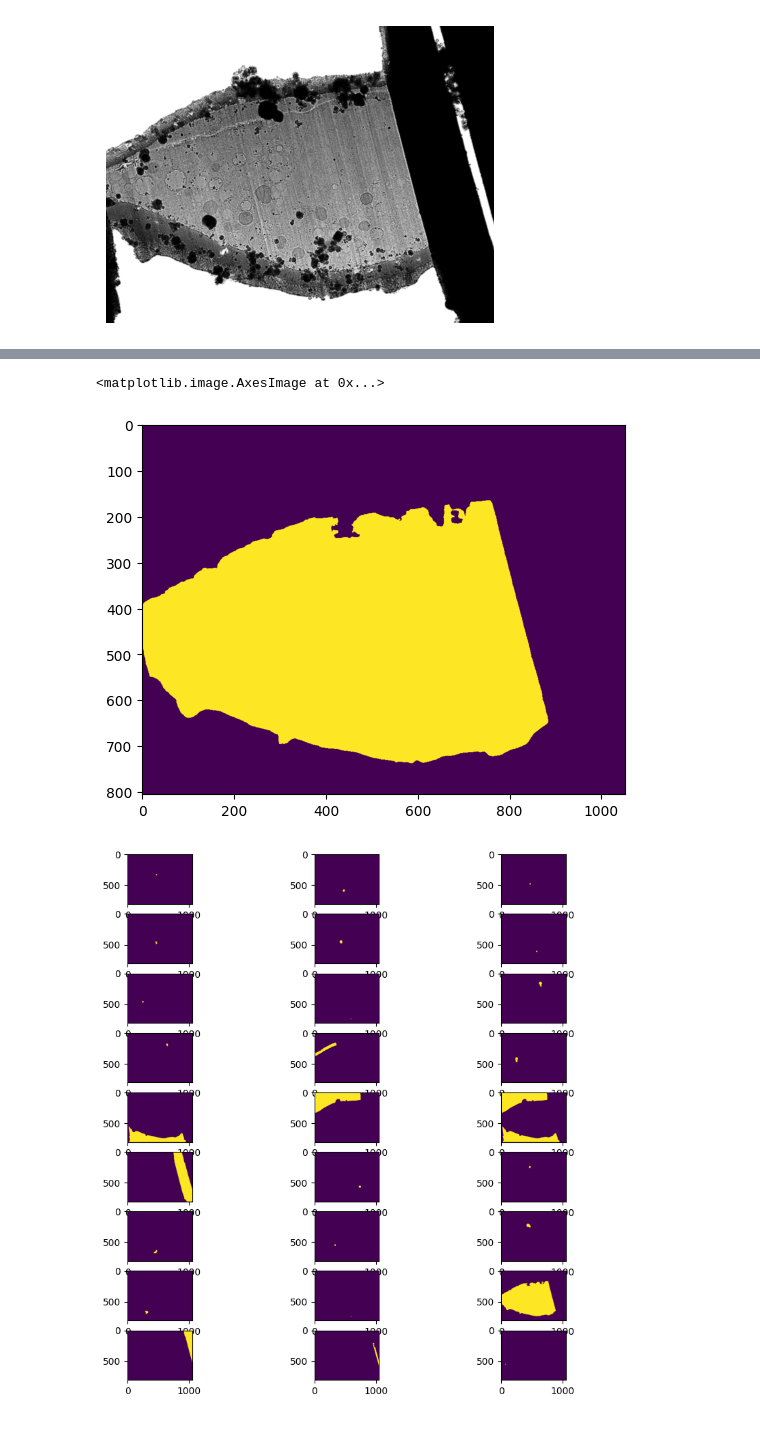
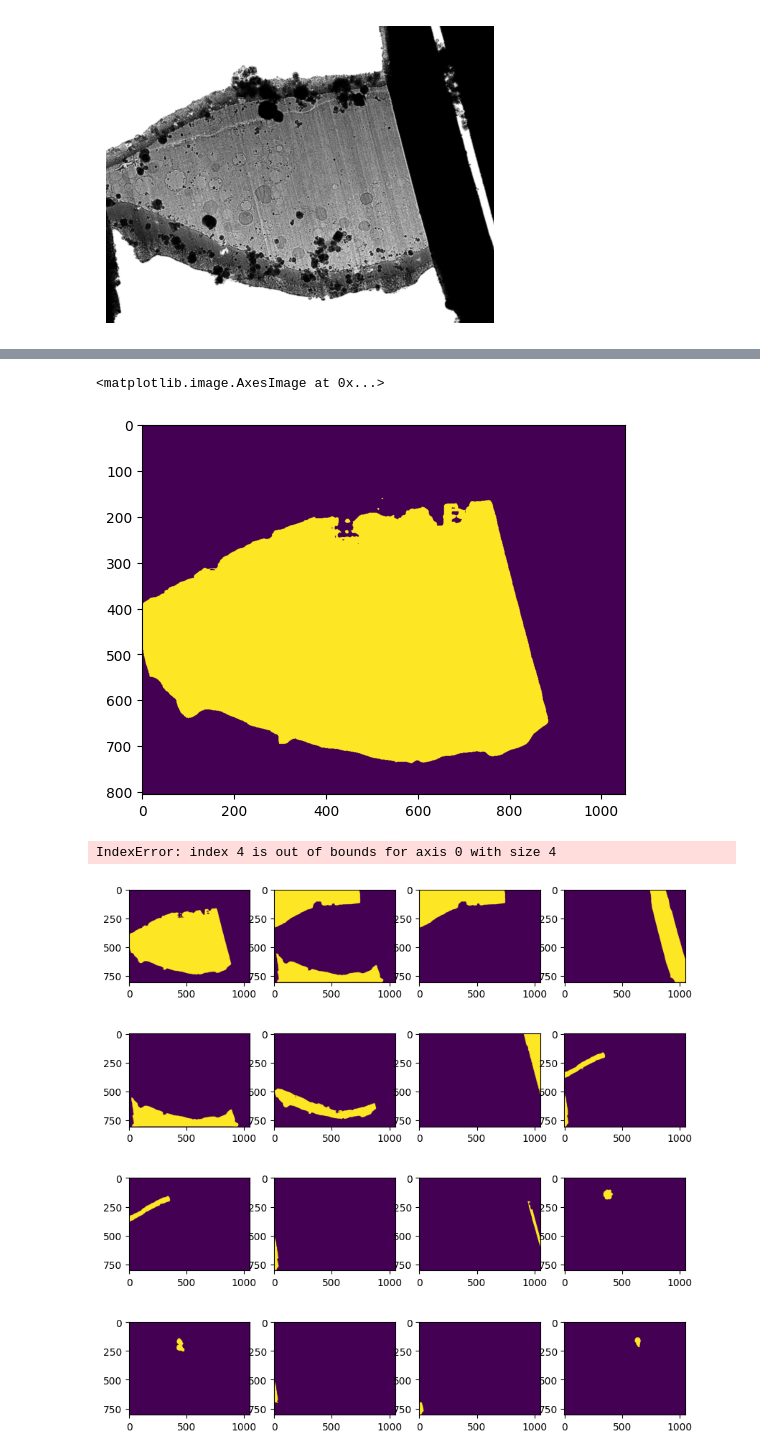
Before and after one commit to Sarztak/flm-tem-correlation, a Jupyter notebook: automatic_mask_generator_flm_tem.ipynb, the cells around one changed output, grey strips where cells are left out. Cells and saved outputs as stored; diff of their text form; code cells hidden in the pictures.

```diff
--- a/automatic_mask_generator_flm_tem.ipynb
+++ b/automatic_mask_generator_flm_tem.ipynb
@@ -106,0 +99,3 @@ show_mask_over_image(masks_flm_coloured, image_flm_coloured)
+# %%
+# arrange the masks by the decreasing area
+masks_flm_coloured = sorted(masks_flm_coloured, key=lambda x: -x['area'])
@@ -106,0 +106,7 @@ show_mask_over_image(masks_flm_coloured, image_flm_coloured)
+# %%
+# total 13 masks 4 x 3 grid
+fig, ax = plt.subplots(4, 4, figsize=(10, 10))
+for i in range(len(masks_flm_coloured)):
+    row = i // 4
+    col = i % 4
+    ax[row, col].imshow(masks_flm_coloured[i]['segmentation'])
@@ -160,7 +124,0 @@ plt.imshow(masks_flm[11]['segmentation'])
-# %%
-masks_tem = mask_generator.generate(image_tem)
-plt.figure(figsize=(5, 5))
-plt.imshow(image_tem)
-show_anns(masks_tem)
-plt.axis('off')
-plt.show()
@@ -169,3 +125,6 @@ plt.show()
+# %%
+# arrange the masks by the decreasing area
+masks_tem = sorted(masks_tem, key=lambda x: -x['area'])
 # %%
 len(masks_tem)
 # %% [output]
@@ -173,14 +132,15 @@ len(masks_tem)
 # %%
-plt.imshow(masks_tem[23]['segmentation'])
+plt.imshow(masks_tem[0]['segmentation'])
 # %% [output]
 <matplotlib.image.AxesImage at 0x...>
-[figure, old version]
+[figure, new version]
 # %%
 # total 13 masks 4 x 3 grid
-fig, ax = plt.subplots(9, 3, figsize=(10, 10))
-for i in range(len(masks_tem)):
-    row = i // 3
-    col = i % 3
+fig, ax = plt.subplots(4, 4, figsize=(10, 10))
+for i in range(len(masks_tem[:27])):
+    row = i // 4
+    col = i % 4
     ax[row, col].imshow(masks_tem[i]['segmentation'])
 # %% [output]
+IndexError: index 4 is out of bounds for axis 0 with size 4
-[figure, old version]
+[figure, new version]
```
Also changed, not shown: parts of 24 cells of this notebook.
